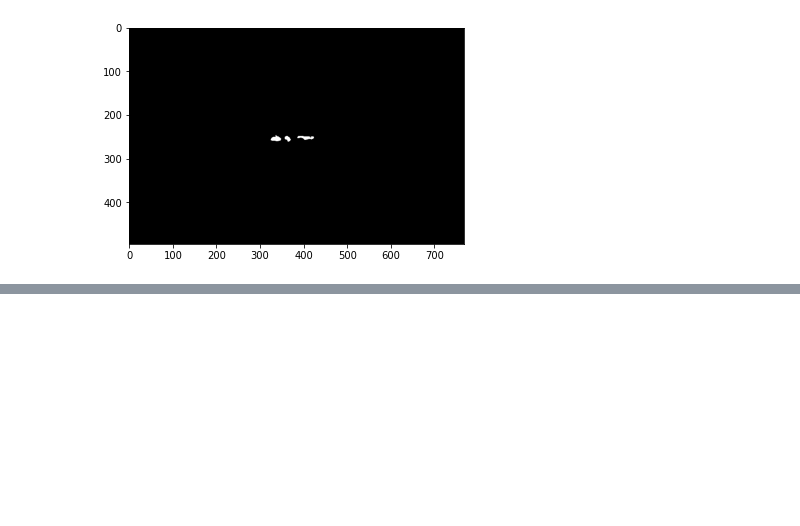
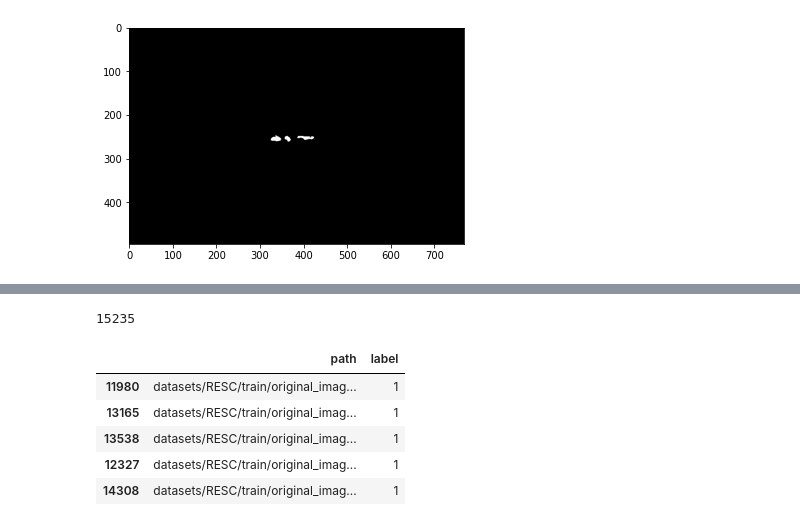
Before and after one commit to YangjiaqiDig/WSSS-AGM, a Jupyter notebook: remove_background.ipynb, the cells around one changed output, grey strips where cells are left out. Drawn from its saved outputs; the diff is of its cells as text; code cells hidden in the pictures; blank space fills up the shorter version.

```diff
--- a/remove_background.ipynb
+++ b/remove_background.ipynb
@@ -228,0 +271,23 @@ for i in range(0,11):
+# %%
+len(healthy_list)
+import random
+random_selected_healthy = random.sample(healthy_list, 8100)
+# %%
+train_list = random_selected_healthy[:8000] + found_edema_dir
+# %%
+label_list = [0] * 8000 + [1] * len(found_edema_dir)
+# %%
+len(label_list)
+# %% [output]
+15235
+# %%
+healthy_splits = pd.DataFrame({'path': train_list, 'label': label_list})
+# %%
+healthy_splits.sort_values('path').head()
+# %% [output]
+|  | path | label |
+| 11980 | datasets/RESC/train/original_imag... | 1 |
+| 13165 | datasets/RESC/train/original_imag... | 1 |
+| 13538 | datasets/RESC/train/original_imag... | 1 |
+| 12327 | datasets/RESC/train/original_imag... | 1 |
+| 14308 | datasets/RESC/train/original_imag... | 1 |
```
Also changed, not shown: parts of 38 cells of this notebook, 57 other files.
